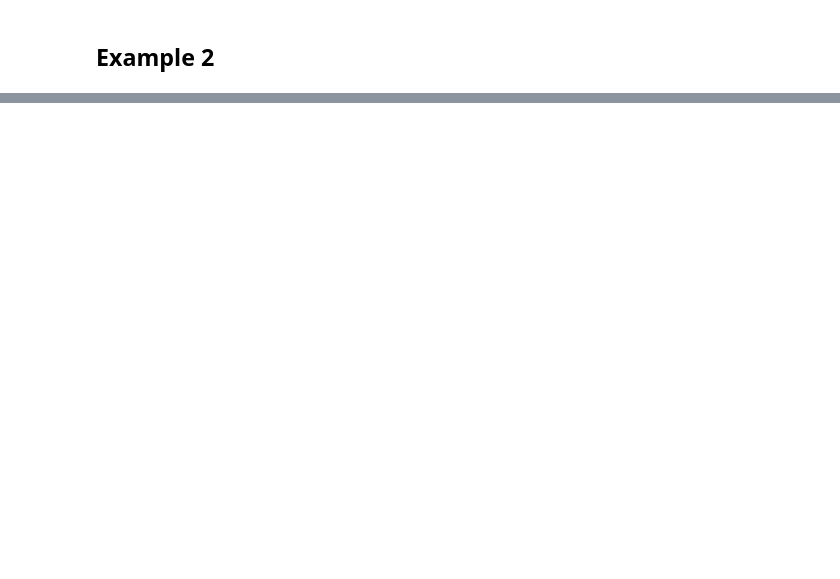
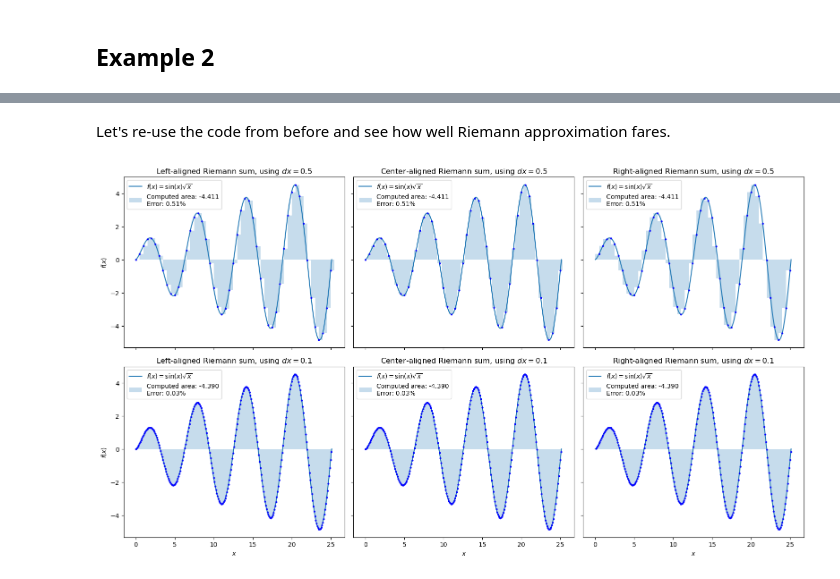
Before and after one commit to jaketanderson/phys41, a Jupyter notebook: Final_Project/Metropolis-Hastings_Monte_Carlo.ipynb, the cells around one changed output, grey strips where cells are left out. Saved outputs shown, nothing was run; the diff lists cells and outputs as text; code cells hidden in the pictures; blank space fills up the shorter version.

```diff
--- a/Final_Project/Metropolis-Hastings_Monte_Carlo.ipynb
+++ b/Final_Project/Metropolis-Hastings_Monte_Carlo.ipynb
@@ -34,7 +36,7 @@ for i in range(0, len(i_indices)):
     domain = np.linspace(0, 4, 250)
     ax.plot(domain, np.sqrt(domain), label=r"$f(x)=\sqrt{x}$")
 
-    if i in range(0, int(len(i_indices)/2)):
+    if i in range(0, int(len(i_indices) / 2)):
         dx = 0.5
     else:
         dx = 0.1
@@ -46,18 +48,18 @@ for i in range(0, len(i_indices)):
         ax.set_title(f"Left-aligned Riemann sum, using $dx={dx:0.1f}$")
     elif i % 3 == 1:
         alignment = "center"
-        domain = np.arange(0, 4+dx, dx)
+        domain = np.arange(0, 4 + dx, dx)
         width = dx
         ax.set_title(f"Center-aligned Riemann sum, using $dx={dx:0.1f}$")
     else:
         alignment = "edge"
-        domain = np.arange(0+dx, 4+dx, dx)
+        domain = np.arange(0 + dx, 4 + dx, dx)
         width = -1 * dx
         ax.set_title(f"Right-aligned Riemann sum, using $dx={dx:0.1f}$")
 
     heights = np.sqrt(domain)
-    val = np.sum(heights*dx)
-    label = f"Computed area: {val:0.4f}\nError: {100*abs(val-(16/3))/(16/3):0.2f}%"
+    val = np.sum(heights * dx)
+    label = f"Computed area: {val:0.3f}\nError: {100*abs((val-(16/3))/(16/3)):0.2f}%"
     ax.bar(domain, heights, width=width, align=alignment, alpha=0.25, label=label)
     ax.scatter(domain, heights, color="blue", zorder=50, s=4)
     if i % 3 == 0:
@@ -66,7 +68,7 @@ for i in range(0, len(i_indices)):
         ax.set_xlabel("$x$")
     ax.legend()
 
-plt.tight_layout()
+fig.tight_layout()
 fig.show()
 # %% [output]
 [figure]
@@ -76,0 +77,7 @@ Althought numerical computation is quick an easy in this case, let's say one wan
+# %%
+dx = 1e-4
+domain = np.arange(0, 4 + dx, dx)
+val = np.sum((lambda x: np.sqrt(x))(domain) * dx)
+print(
+    f"Using dx={dx}, we get that the integral equals {val:0.5f}. This is an error of only {100*abs(val-(16/3))/(16/3):0.4f}%"
+)
@@ -78,0 +110,53 @@ Althought numerical computation is quick an easy in this case, let's say one wan
+# %% [markdown]
+Let's re-use the code from before and see how well Riemann approximation fares.
+# %%
+nrows, ncols = (2, 3)
+fig, axes = plt.subplots(
+    nrows=nrows, ncols=ncols, figsize=(16, 9), sharex=True, sharey=True
+)
+
+j_indices, i_indices = np.meshgrid(np.arange(0, ncols), np.arange(0, nrows))
+i_indices = i_indices.flatten()
+j_indices = j_indices.flatten()
+
+for i in range(0, len(i_indices)):
+    ax = axes[i_indices[i]][j_indices[i]]
+    domain = np.linspace(0, 8 * np.pi, 250)
+    ax.plot(domain, np.sin(domain) * np.sqrt(domain), label=r"$f(x)=\sin(x)\sqrt{x}$")
+
+    if i in range(0, int(len(i_indices) / 2)):
+        dx = 0.5
+    else:
+        dx = 0.1
+
+    if i % 3 == 0:
+        alignment = "edge"
+        domain = np.arange(0, 8 * np.pi, dx)
+        width = dx
+        ax.set_title(f"Left-aligned Riemann sum, using $dx={dx:0.1f}$")
+    elif i % 3 == 1:
+        alignment = "center"
+        domain = np.arange(0, 8 * np.pi + 1e-4, dx)
+        width = dx
+        ax.set_title(f"Center-aligned Riemann sum, using $dx={dx:0.1f}$")
+    else:
+        alignment = "edge"
+        domain = np.arange(0 + dx, 8 * np.pi, dx)
+        width = -1 * dx
+        ax.set_title(f"Right-aligned Riemann sum, using $dx={dx:0.1f}$")
+
+    heights = np.sin(domain) * np.sqrt(domain)
+    val = np.sum(heights * dx)
+    label = f"Computed area: {val:0.3f}\nError: {100*abs((val-reference_val)/reference_val):0.2f}%"
+    ax.bar(domain, heights, width=width, align=alignment, alpha=0.25, label=label)
+    ax.scatter(domain, heights, color="blue", zorder=50, s=4)
+    if i % 3 == 0:
+        ax.set_ylabel("$f(x)$")
+    if i >= 3:
+        ax.set_xlabel("$x$")
+    ax.legend()
+
+fig.tight_layout()
+fig.show()
+# %% [output]
+[figure, added]
```
Also changed, not shown: parts of 18 cells of this notebook.
